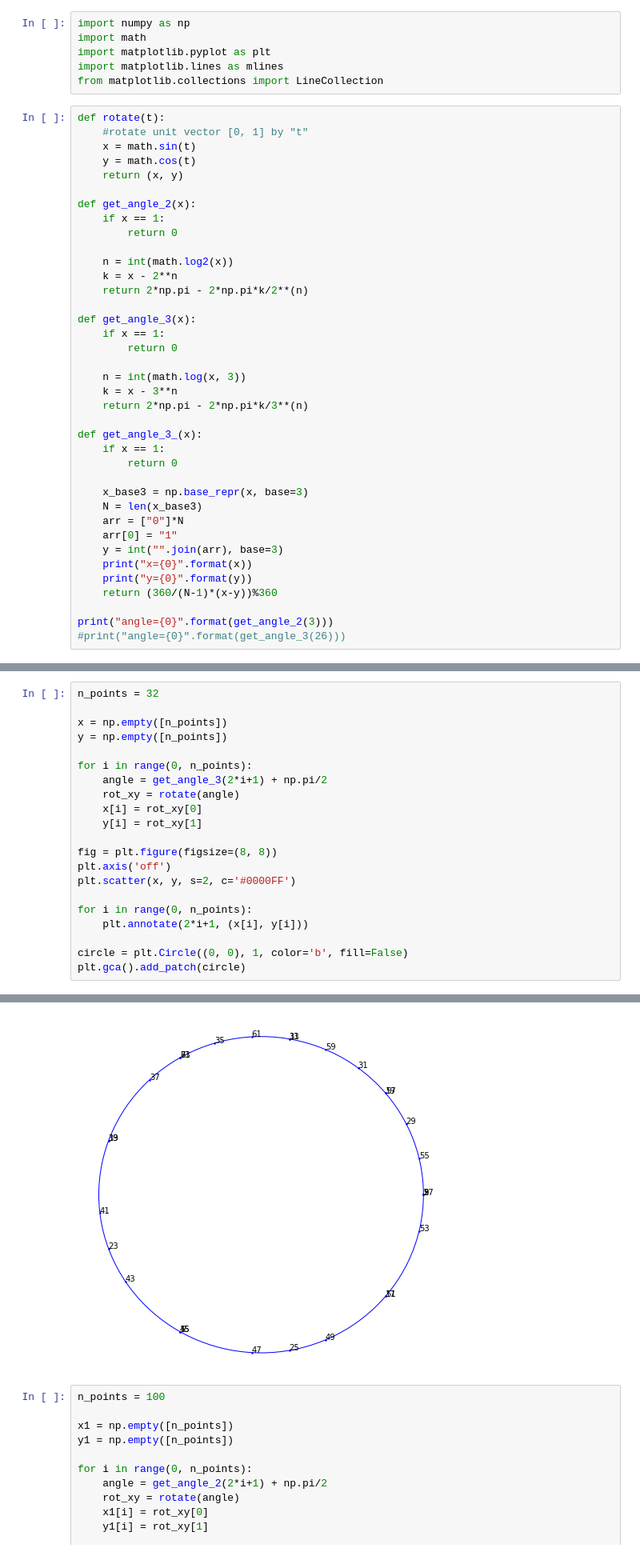
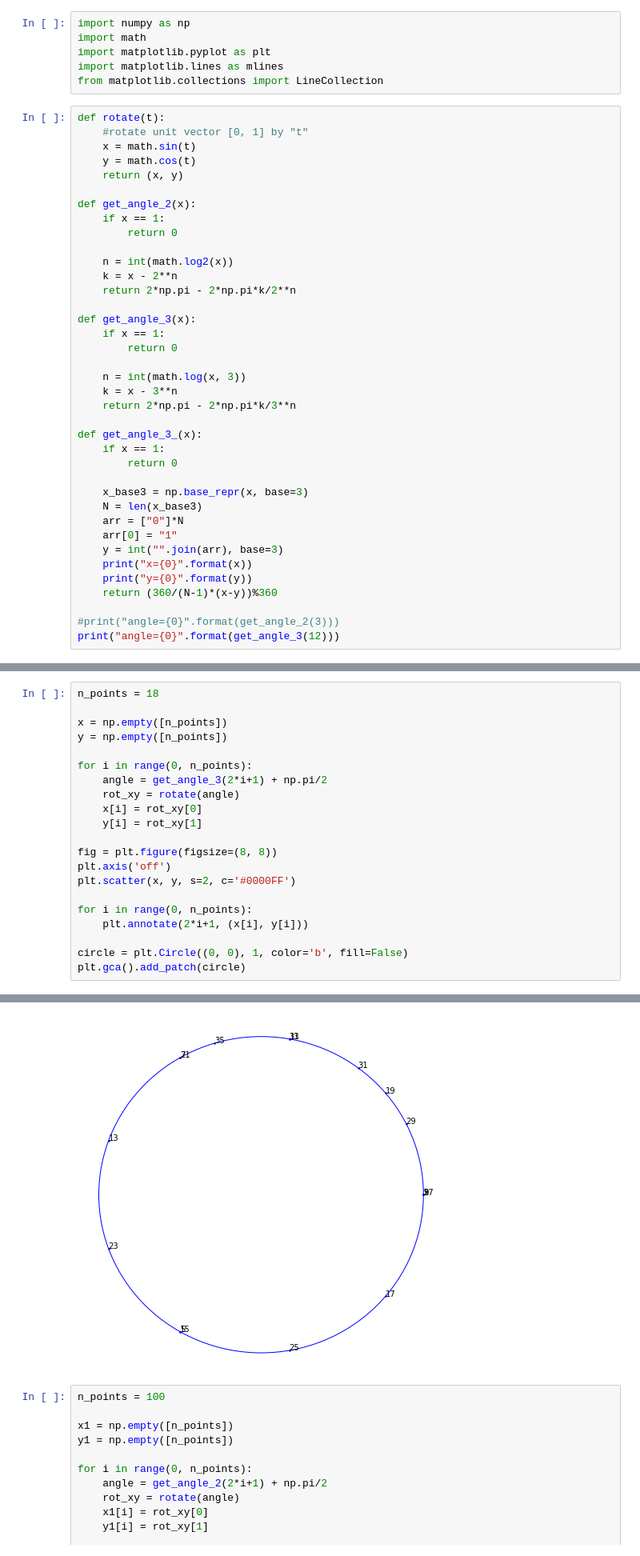
Before and after one commit to Sultanow/pedal_curves, a Jupyter notebook: python/notebooks/caustics_base2_3.ipynb, the cells around one changed output, grey strips where cells are left out. Shown at 80% size. Saved outputs shown, nothing was run; the diff lists cells and outputs as text.

```diff
--- a/python/notebooks/caustics_base2_3.ipynb
+++ b/python/notebooks/caustics_base2_3.ipynb
@@ -17,7 +17,7 @@ def get_angle_2(x):
 
     n = int(math.log2(x))
     k = x - 2**n
-    return 2*np.pi - 2*np.pi*k/2**(n)
+    return 2*np.pi - 2*np.pi*k/2**n
 
 def get_angle_3(x):
     if x == 1:
@@ -25,7 +25,7 @@ def get_angle_3(x):
 
     n = int(math.log(x, 3))
     k = x - 3**n
-    return 2*np.pi - 2*np.pi*k/3**(n)
+    return 2*np.pi - 2*np.pi*k/3**n
 
 def get_angle_3_(x):
     if x == 1:
@@ -40,6 +40,6 @@ def get_angle_3_(x):
     print("y={0}".format(y))
     return (360/(N-1)*(x-y))%360
 
-print("angle={0}".format(get_angle_2(3)))
-#print("angle={0}".format(get_angle_3(26)))
+#print("angle={0}".format(get_angle_2(3)))
+print("angle={0}".format(get_angle_3(12)))
 # %% [output]
@@ -69,29 +69,29 @@ plt.gca().add_patch(circle)
 <matplotlib.patches.Circle at 0x...>
 [figure]
 # %%
-n_points = 32
+n_points = 18
 
 x = np.empty([n_points])
 y = np.empty([n_points])
 
 for i in range(0, n_points):
     angle = get_angle_3(2*i+1) + np.pi/2
     rot_xy = rotate(angle)
     x[i] = rot_xy[0]
     y[i] = rot_xy[1]
 
 fig = plt.figure(figsize=(8, 8))
 plt.axis('off')
 plt.scatter(x, y, s=2, c='#0000FF')
 
 for i in range(0, n_points):
     plt.annotate(2*i+1, (x[i], y[i]))
 
 circle = plt.Circle((0, 0), 1, color='b', fill=False)
 plt.gca().add_patch(circle)
 # %% [output]
 <matplotlib.patches.Circle at 0x...>
-[figure, old version]
+[figure, new version]
 # %%
 n_points = 100
 
```
Also changed, not shown: parts of 1 cell of this notebook.
